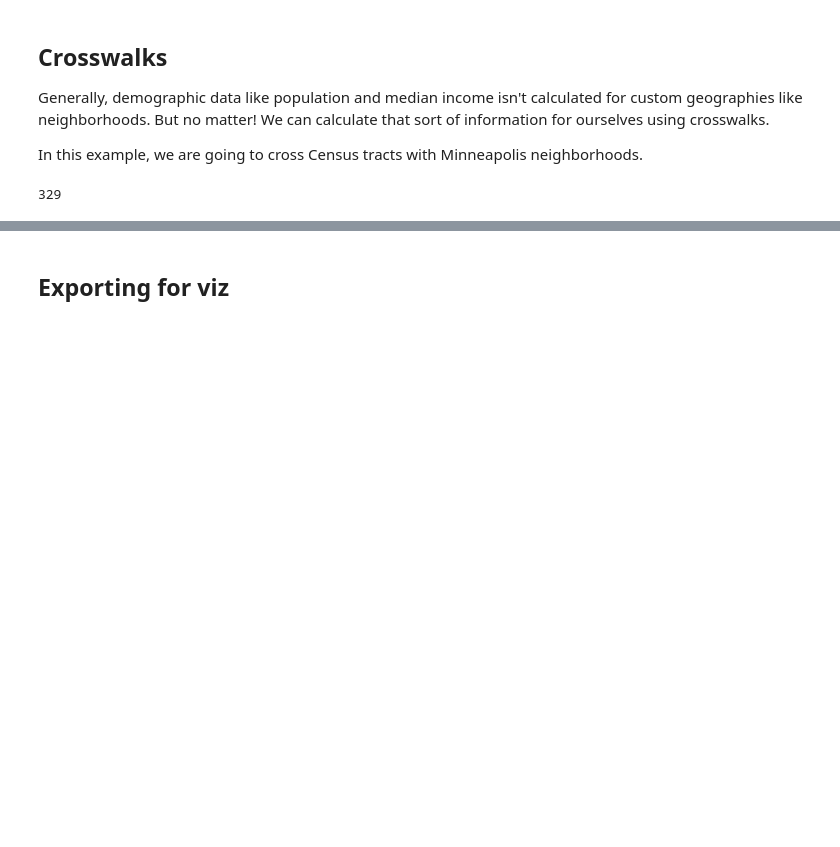
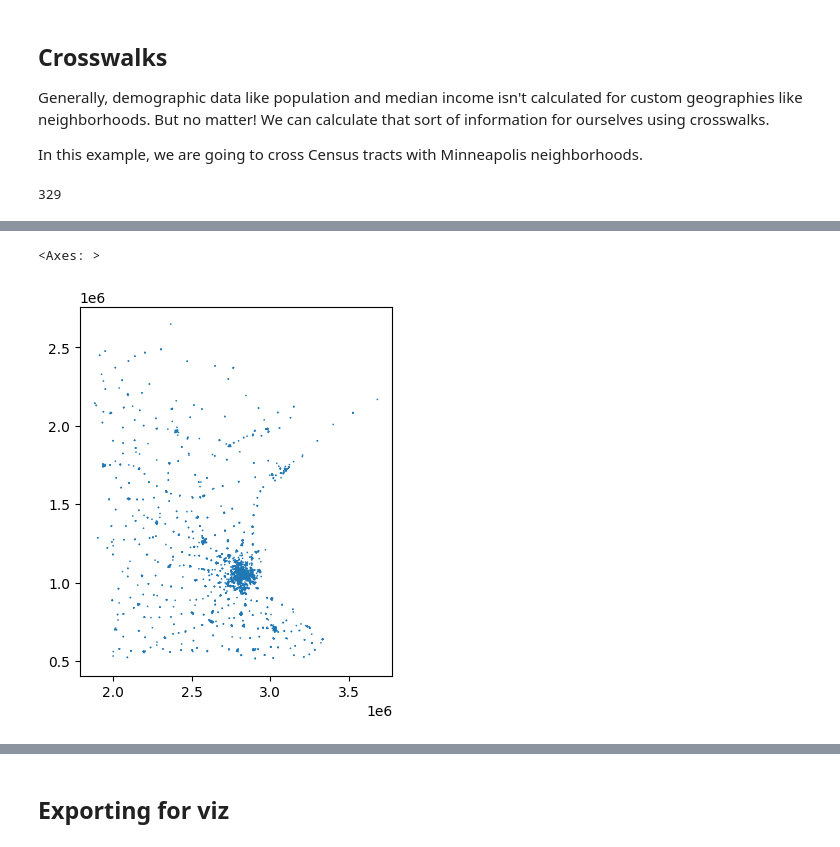
Before and after one commit to ryanelittle/nicar25-scripted-mapping, a Jupyter notebook: code/python-mapping.ipynb, the cells around one changed output, grey strips where cells are left out. Saved outputs shown, nothing was run; the diff lists cells and outputs as text; code cells hidden in the pictures; blank space fills up the shorter version.

Commit message:
more on buffers and distance

```diff
--- a/code/python-mapping.ipynb
+++ b/code/python-mapping.ipynb
@@ -193,0 +222,7 @@ hoods_data.head()
+# %%
+#first, we have to change the projection to get it into feet
+schools = schools.to_crs(epsg=6505)
+
+# Next, we draw a 1 mile buffer around each of our schools. The buffer distance depends on
+# the units of the CRS. Since our CRS is in feet, we need to convert 1 mile to feet.
+schools['buffer'] = schools.buffer(5280)
@@ -193,0 +232,16 @@ hoods_data.head()
+# %%
+#let's make a school_buffers dataframe separate from our schools dataframe
+school_buffers = schools.copy()
+
+#and keep only the columns we need
+keep_cols = ['NCESSCH','NAME','CITY','ZIP','NMCNTY','NMCBSA','buffer']
+school_buffers = school_buffers[keep_cols]
+
+#and set the geometry to the buffer
+school_buffers.set_geometry('buffer',inplace=True)
+
+#and we can plot it
+school_buffers.plot()
+# %% [output]
+<Axes: >
+[figure, added]
```
Also changed, not shown: parts of 23 cells of this notebook.
